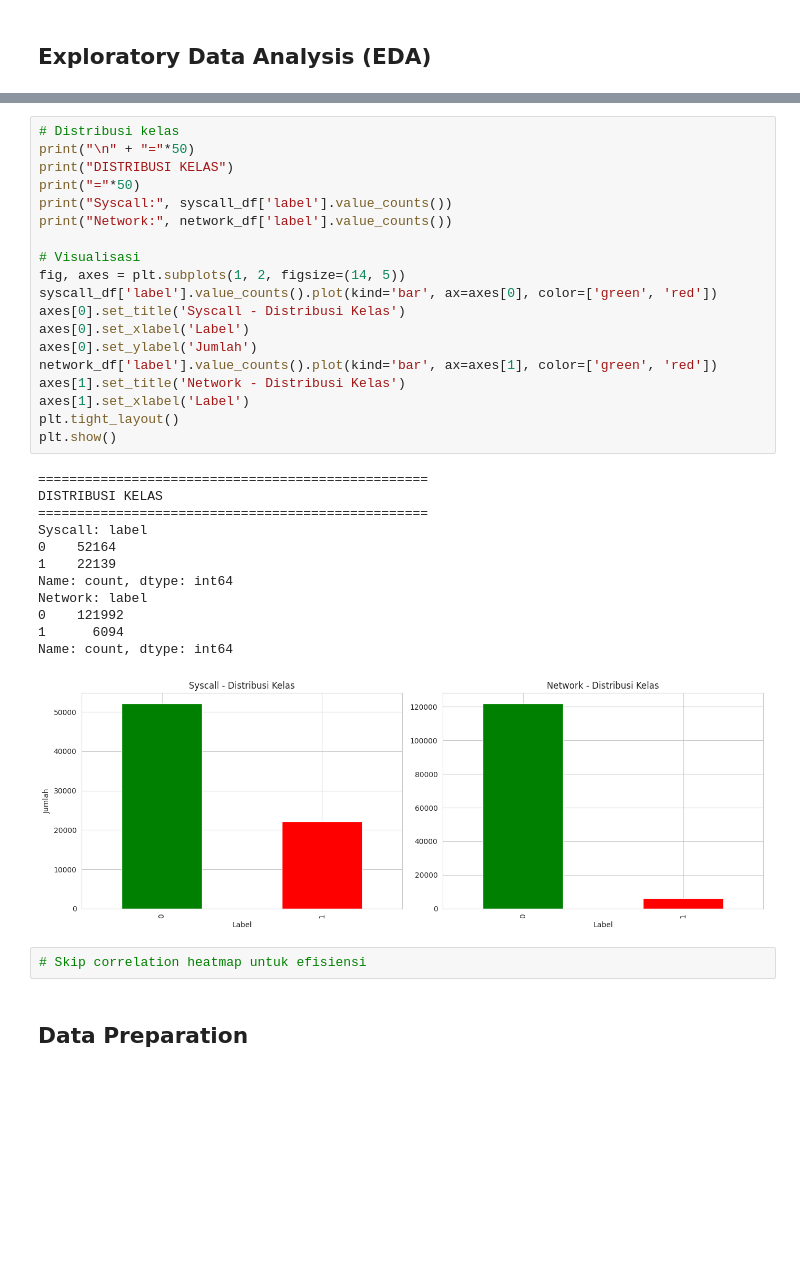
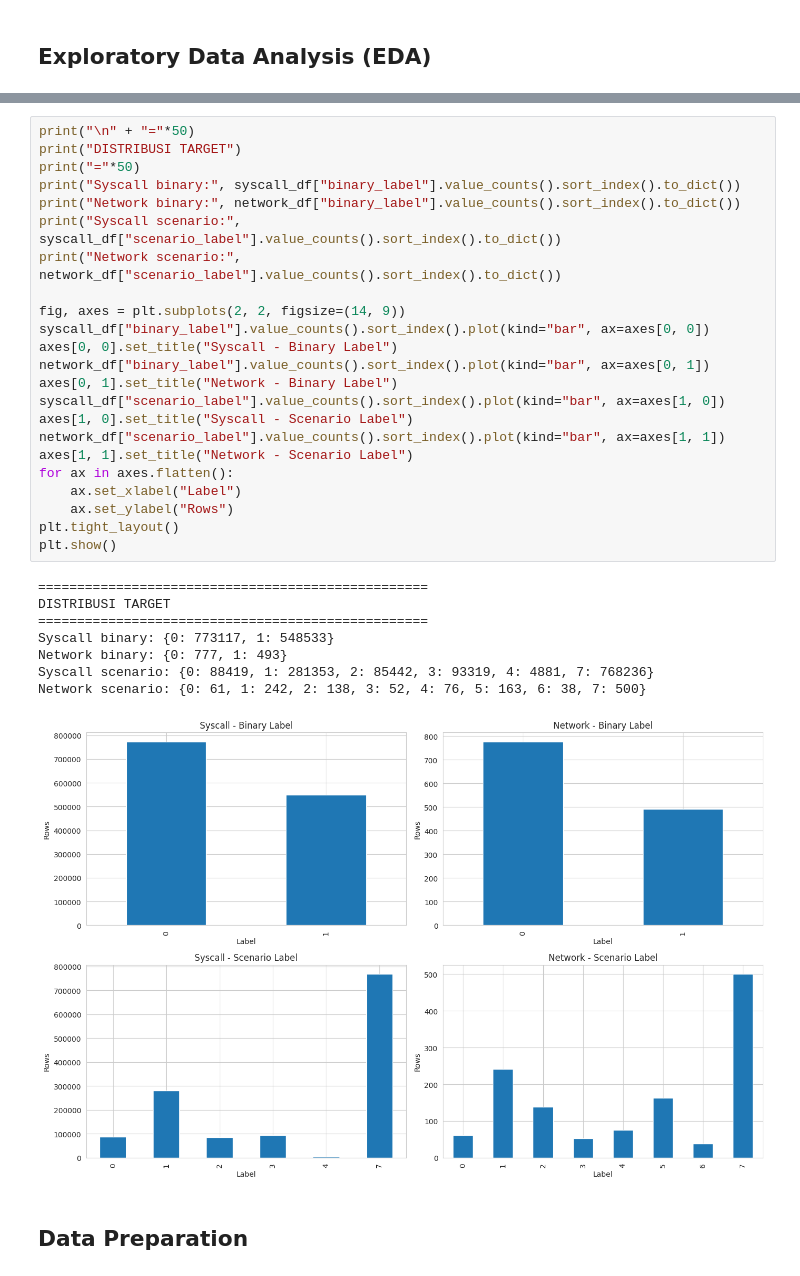
Before and after one commit to danielcristho/K-WATCH, a Jupyter notebook: training/train_model.ipynb, the cells around one changed output, grey strips where cells are left out. Saved outputs shown, nothing was run; the diff lists cells and outputs as text; blank space fills up the shorter version.

```diff
--- a/training/train_model.ipynb
+++ b/training/train_model.ipynb
@@ -118,36 +199,34 @@ dtype: int64
 # %%
-# Distribusi kelas
 print("\n" + "="*50)
-print("DISTRIBUSI KELAS")
+print("DISTRIBUSI TARGET")
 print("="*50)
-print("Syscall:", syscall_df['label'].value_counts())
-print("Network:", network_df['label'].value_counts())
+print("Syscall binary:", syscall_df["binary_label"].value_counts().sort_index().to_dict())
+print("Network binary:", network_df["binary_label"].value_counts().sort_index().to_dict())
+print("Syscall scenario:", syscall_df["scenario_label"].value_counts().sort_index().to_dict())
+print("Network scenario:", network_df["scenario_label"].value_counts().sort_index().to_dict())
 
-# Visualisasi
-fig, axes = plt.subplots(1, 2, figsize=(14, 5))
-syscall_df['label'].value_counts().plot(kind='bar', ax=axes[0], color=['green', 'red'])
-axes[0].set_title('Syscall - Distribusi Kelas')
-axes[0].set_xlabel('Label')
-axes[0].set_ylabel('Jumlah')
-network_df['label'].value_counts().plot(kind='bar', ax=axes[1], color=['green', 'red'])
-axes[1].set_title('Network - Distribusi Kelas')
-axes[1].set_xlabel('Label')
+fig, axes = plt.subplots(2, 2, figsize=(14, 9))
+syscall_df["binary_label"].value_counts().sort_index().plot(kind="bar", ax=axes[0, 0])
+axes[0, 0].set_title("Syscall - Binary Label")
+network_df["binary_label"].value_counts().sort_index().plot(kind="bar", ax=axes[0, 1])
+axes[0, 1].set_title("Network - Binary Label")
+syscall_df["scenario_label"].value_counts().sort_index().plot(kind="bar", ax=axes[1, 0])
+axes[1, 0].set_title("Syscall - Scenario Label")
+network_df["scenario_label"].value_counts().sort_index().plot(kind="bar", ax=axes[1, 1])
+axes[1, 1].set_title("Network - Scenario Label")
+for ax in axes.flatten():
+    ax.set_xlabel("Label")
+    ax.set_ylabel("Rows")
 plt.tight_layout()
 plt.show()
 # %% [output]
 ==================================================
-DISTRIBUSI KELAS
+DISTRIBUSI TARGET
 ==================================================
-Syscall: label
-0    52164
-1    22139
-Name: count, dtype: int64
-Network: label
-0    121992
-1      6094
-Name: count, dtype: int64
+Syscall binary: {0: 773117, 1: 548533}
+Network binary: {0: 777, 1: 493}
+Syscall scenario: {0: 88419, 1: 281353, 2: 85442, 3: 93319, 4: 4881, 7: 768236}
+Network scenario: {0: 61, 1: 242, 2: 138, 3: 52, 4: 76, 5: 163, 6: 38, 7: 500}
-[figure, old version]
+[figure, new version]
-# %%
-# Skip correlation heatmap untuk efisiensi
 # %% [markdown]
 ## Data Preparation
```
Also changed, not shown: parts of 31 cells of this notebook, 10 other files.
